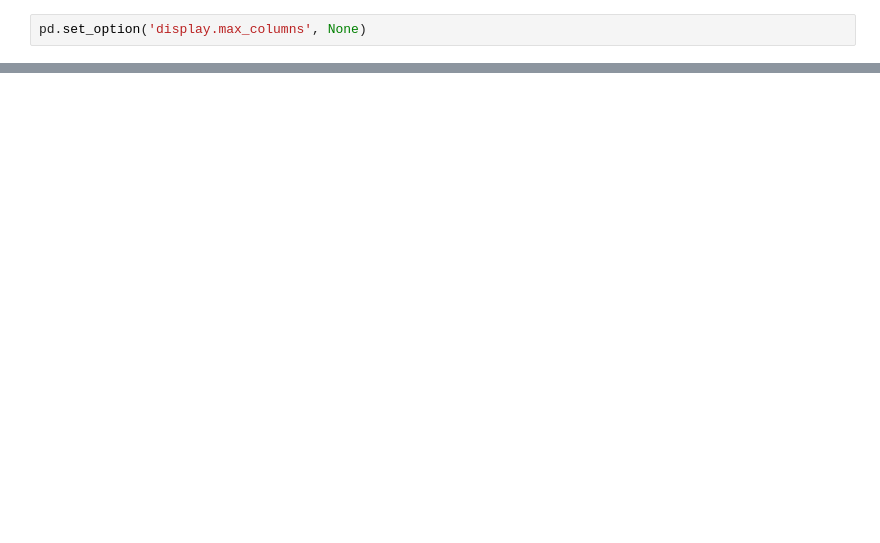
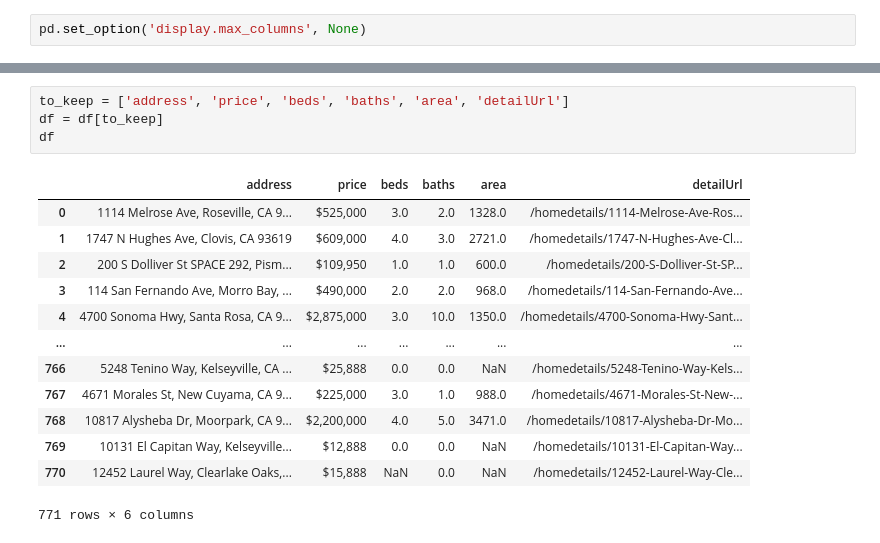
Before and after one commit to mido-99/Scrape-collection, a Jupyter notebook: zillow_homes/Manipulate data.ipynb, the cells around one changed output, grey strips where cells are left out. Drawn from its saved outputs; the diff is of its cells as text; blank space fills up the shorter version.

```diff
--- a/zillow_homes/Manipulate data.ipynb
+++ b/zillow_homes/Manipulate data.ipynb
@@ -78,0 +86,18 @@ df.iloc[20: 40]
+# %%
+to_keep = ['address', 'price', 'beds', 'baths', 'area', 'detailUrl']
+df = df[to_keep]
+df
+# %% [output]
+|  | address | price | beds | baths | area | detailUrl |
+| 0 | 1114 Melrose Ave, Roseville, CA 9... | $525,000 | 3.0 | 2.0 | 1328.0 | /homedetails/1114-Melrose-Ave-Ros... |
+| 1 | 1747 N Hughes Ave, Clovis, CA 93619 | $609,000 | 4.0 | 3.0 | 2721.0 | /homedetails/1747-N-Hughes-Ave-Cl... |
+| 2 | 200 S Dolliver St SPACE 292, Pism... | $109,950 | 1.0 | 1.0 | 600.0 | /homedetails/200-S-Dolliver-St-SP... |
+| 3 | 114 San Fernando Ave, Morro Bay, ... | $490,000 | 2.0 | 2.0 | 968.0 | /homedetails/114-San-Fernando-Ave... |
+| 4 | 4700 Sonoma Hwy, Santa Rosa, CA 9... | $2,875,000 | 3.0 | 10.0 | 1350.0 | /homedetails/4700-Sonoma-Hwy-Sant... |
+| ... | ... | ... | ... | ... | ... | ... |
+| 766 | 5248 Tenino Way, Kelseyville, CA ... | $25,888 | 0.0 | 0.0 | NaN | /homedetails/5248-Tenino-Way-Kels... |
+| 767 | 4671 Morales St, New Cuyama, CA 9... | $225,000 | 3.0 | 1.0 | 988.0 | /homedetails/4671-Morales-St-New-... |
+| 768 | 10817 Alysheba Dr, Moorpark, CA 9... | $2,200,000 | 4.0 | 5.0 | 3471.0 | /homedetails/10817-Alysheba-Dr-Mo... |
+| 769 | 10131 El Capitan Way, Kelseyville... | $12,888 | 0.0 | 0.0 | NaN | /homedetails/10131-El-Capitan-Way... |
+| 770 | 12452 Laurel Way, Clearlake Oaks,... | $15,888 | NaN | 0.0 | NaN | /homedetails/12452-Laurel-Way-Cle... |
+771 rows × 6 columns
```
Also changed, not shown: parts of 10 cells of this notebook.
